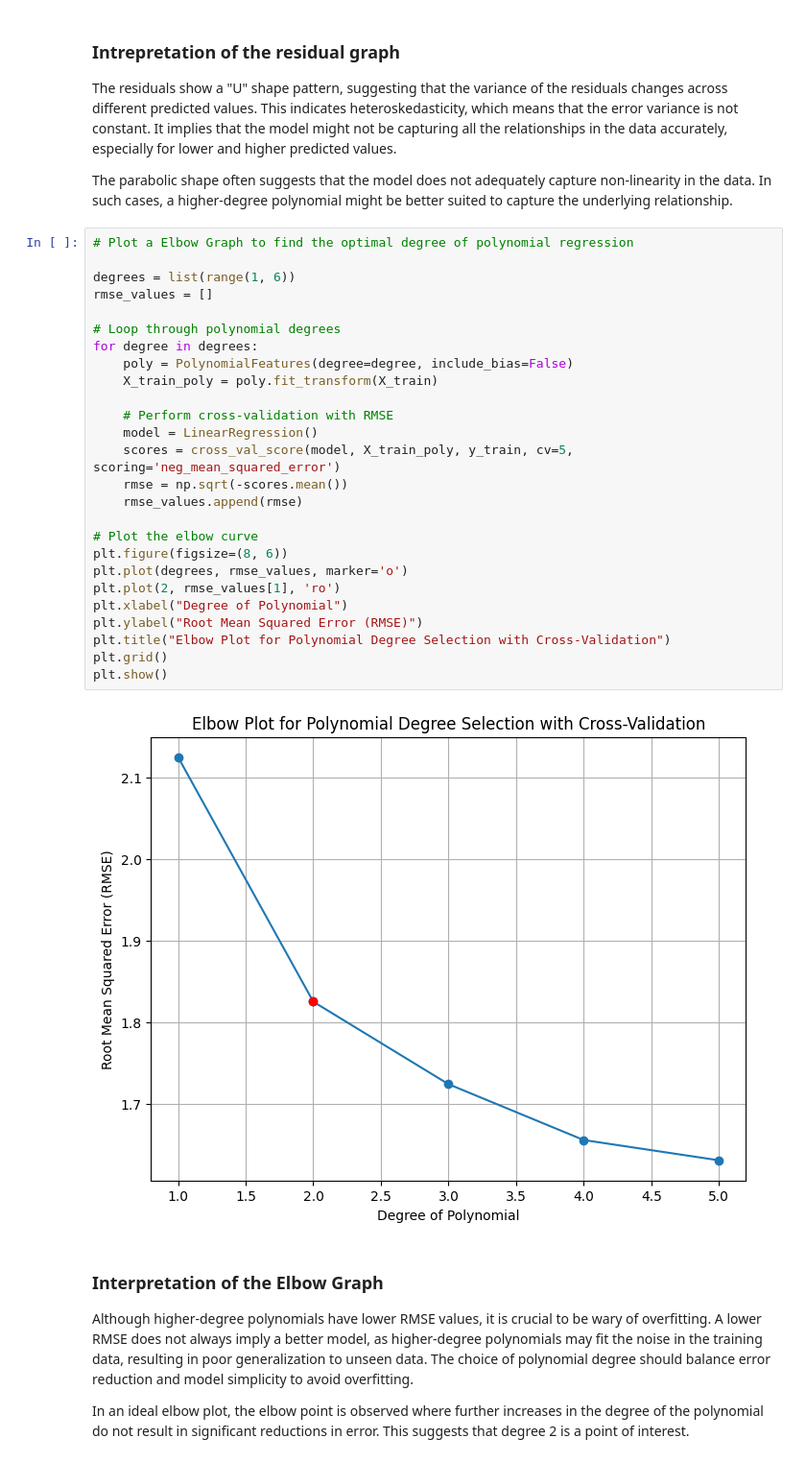
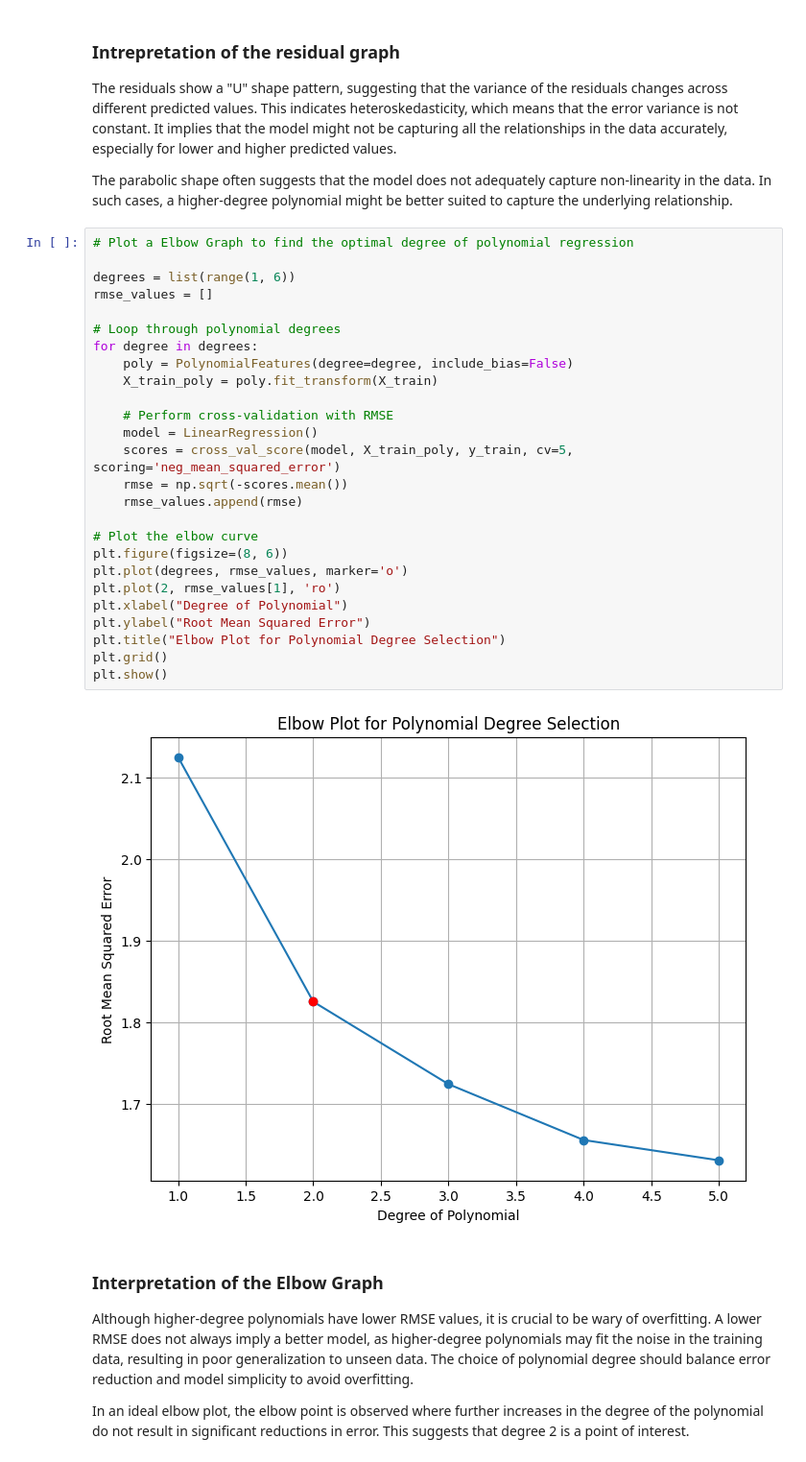
Before and after one commit to King7D/econ323-project, a Jupyter notebook: project.ipynb, the cells around one changed output. Shown at 96% size. Drawn from its saved outputs; the diff is of its cells as text.

Commit message:
minor errors fixed

```diff
--- a/project.ipynb
+++ b/project.ipynb
@@ -468,31 +467,31 @@ The parabolic shape often suggests that the model does not adequately capture no
 # %%
 # Plot a Elbow Graph to find the optimal degree of polynomial regression
 
 degrees = list(range(1, 6))
 rmse_values = []
 
 # Loop through polynomial degrees
 for degree in degrees:
     poly = PolynomialFeatures(degree=degree, include_bias=False)
     X_train_poly = poly.fit_transform(X_train)
 
     # Perform cross-validation with RMSE
     model = LinearRegression()
     scores = cross_val_score(model, X_train_poly, y_train, cv=5, scoring='neg_mean_squared_error')
     rmse = np.sqrt(-scores.mean())
     rmse_values.append(rmse)
 
 # Plot the elbow curve
 plt.figure(figsize=(8, 6))
 plt.plot(degrees, rmse_values, marker='o')
 plt.plot(2, rmse_values[1], 'ro')
 plt.xlabel("Degree of Polynomial")
-plt.ylabel("Root Mean Squared Error (RMSE)")
-plt.title("Elbow Plot for Polynomial Degree Selection with Cross-Validation")
+plt.ylabel("Root Mean Squared Error")
+plt.title("Elbow Plot for Polynomial Degree Selection")
 plt.grid()
 plt.show()
 # %% [output]
-[figure, old version]
+[figure, new version]
 # %% [markdown]
 ### Interpretation of the Elbow Graph
 
```
Also changed, not shown: parts of 6 cells of this notebook.
